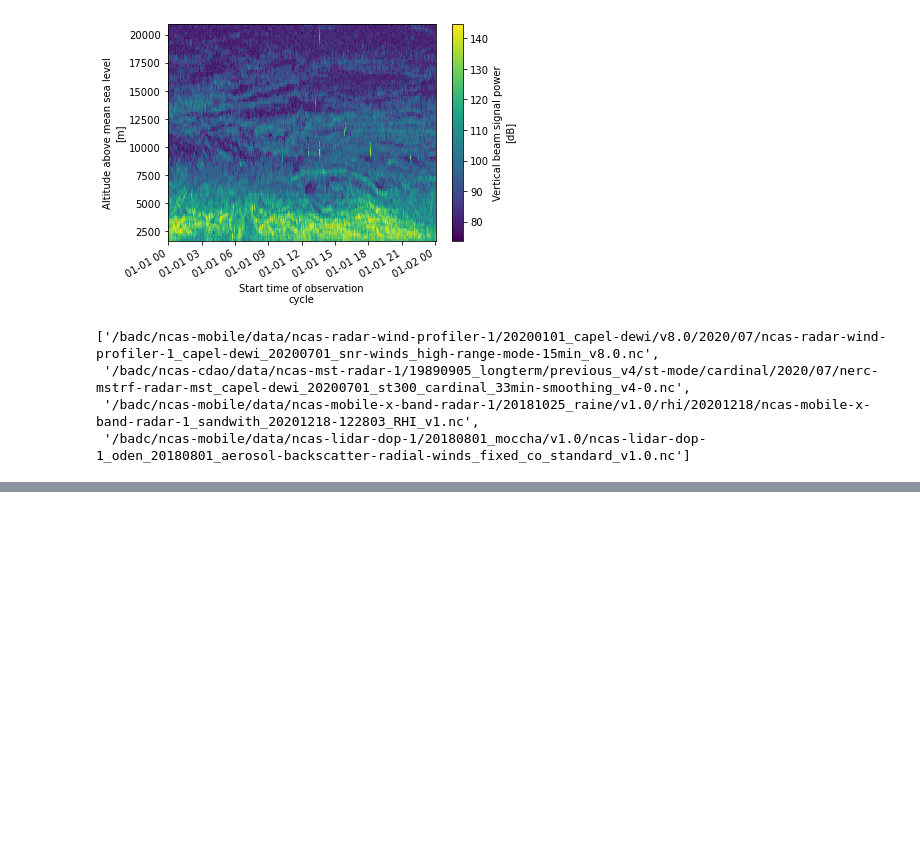
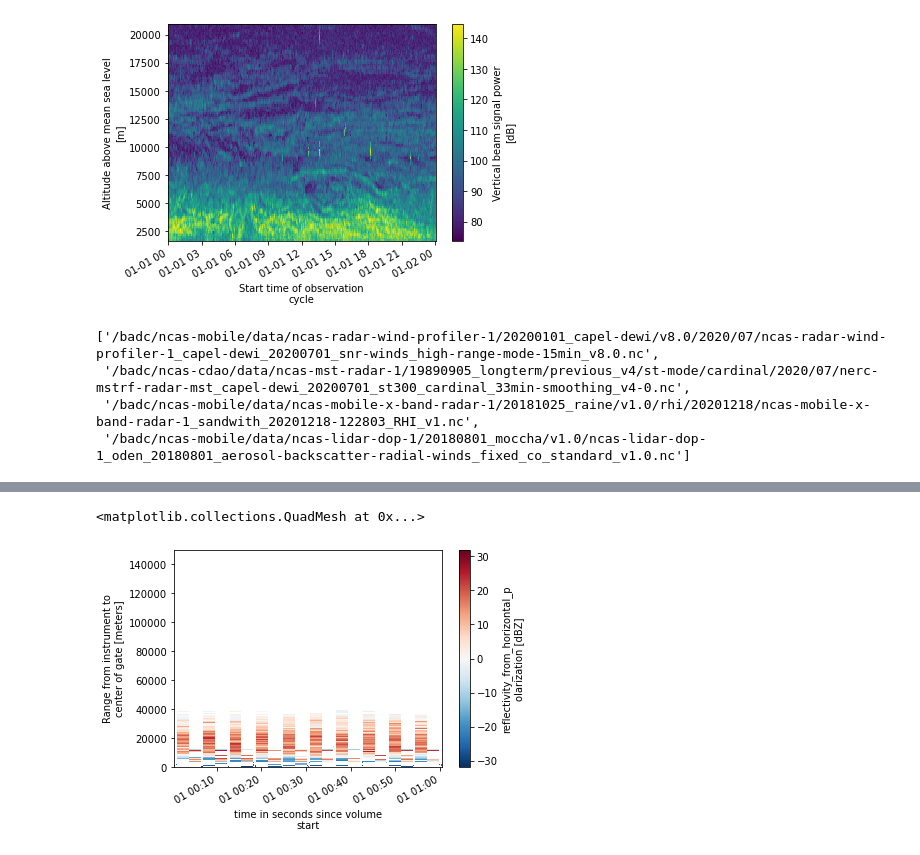
Before and after one commit to agstephens/ncas-obs-sprint-feb-22, a Jupyter notebook: notebooks/ncas-obs-sprinter.ipynb, the cells around one changed output, grey strips where cells are left out. Drawn from its saved outputs; the diff is of its cells as text; code cells hidden in the pictures; blank space fills up the shorter version.

```diff
--- a/notebooks/ncas-obs-sprinter.ipynb
+++ b/notebooks/ncas-obs-sprinter.ipynb
@@ -211,0 +226,5 @@ plot_var(mst, varid, freq, method)
+# %%
+agg_ds["dBZ"].transpose().plot()
+# %% [output]
+<matplotlib.collections.QuadMesh at 0x...>
+[figure, added]
```
Also changed, not shown: parts of 10 cells of this notebook.
